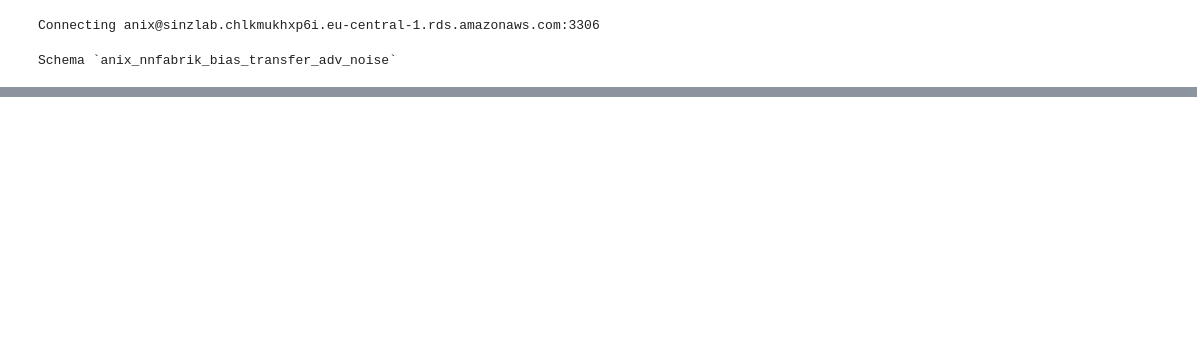
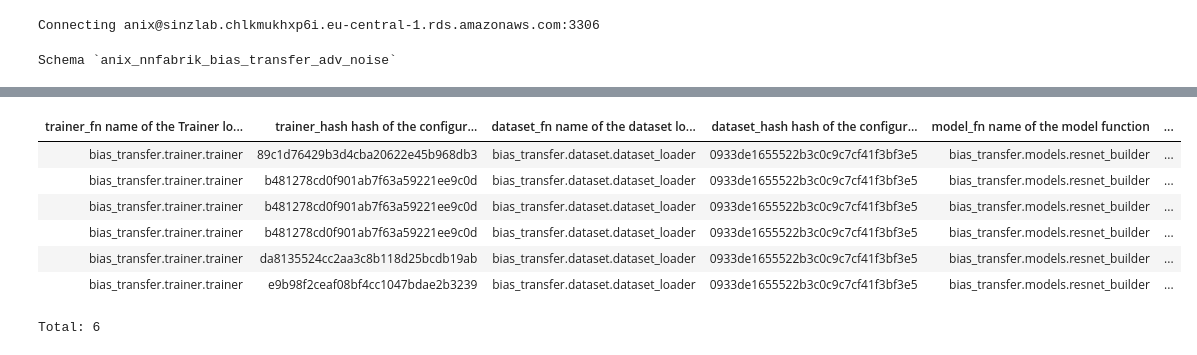
Before and after one commit to sinzlab/neural_cotraining, a Jupyter notebook: notebooks/analyse_transfer.ipynb, the cells around one changed output, grey strips where cells are left out. Saved outputs shown, nothing was run; the diff lists cells and outputs as text; code cells hidden in the pictures; blank space fills up the shorter version.

```diff
--- a/notebooks/analyse_transfer.ipynb
+++ b/notebooks/analyse_transfer.ipynb
@@ -118,0 +221,11 @@ fig, ax = a.plot(to_plot="dev_noise_acc",
+# %%
+ConfigToTrainAndTransfer() & "comment LIKE '%clean_noisy_comp_regularization%'"
+# %% [output]
+| trainer_fn name of the Trainer lo... | trainer_hash hash of the configur... | dataset_fn name of the dataset lo... | dataset_hash hash of the configur... | model_fn name of the model function | ... |
+| bias_transfer.trainer.trainer | 89c1d76429b3d4cba20622e45b968db3 | bias_transfer.dataset.dataset_loader | 0933de1655522b3c0c9c7cf41f3bf3e5 | bias_transfer.models.resnet_builder | ... |
+| bias_transfer.trainer.trainer | b481278cd0f901ab7f63a59221ee9c0d | bias_transfer.dataset.dataset_loader | 0933de1655522b3c0c9c7cf41f3bf3e5 | bias_transfer.models.resnet_builder | ... |
+| bias_transfer.trainer.trainer | b481278cd0f901ab7f63a59221ee9c0d | bias_transfer.dataset.dataset_loader | 0933de1655522b3c0c9c7cf41f3bf3e5 | bias_transfer.models.resnet_builder | ... |
+| bias_transfer.trainer.trainer | b481278cd0f901ab7f63a59221ee9c0d | bias_transfer.dataset.dataset_loader | 0933de1655522b3c0c9c7cf41f3bf3e5 | bias_transfer.models.resnet_builder | ... |
+| bias_transfer.trainer.trainer | da8135524cc2aa3c8b118d25bcdb19ab | bias_transfer.dataset.dataset_loader | 0933de1655522b3c0c9c7cf41f3bf3e5 | bias_transfer.models.resnet_builder | ... |
+| bias_transfer.trainer.trainer | e9b98f2ceaf08bf4cc1047bdae2b3239 | bias_transfer.dataset.dataset_loader | 0933de1655522b3c0c9c7cf41f3bf3e5 | bias_transfer.models.resnet_builder | ... |
+Total: 6
```
Also changed, not shown: parts of 13 cells of this notebook, 8 other files.
